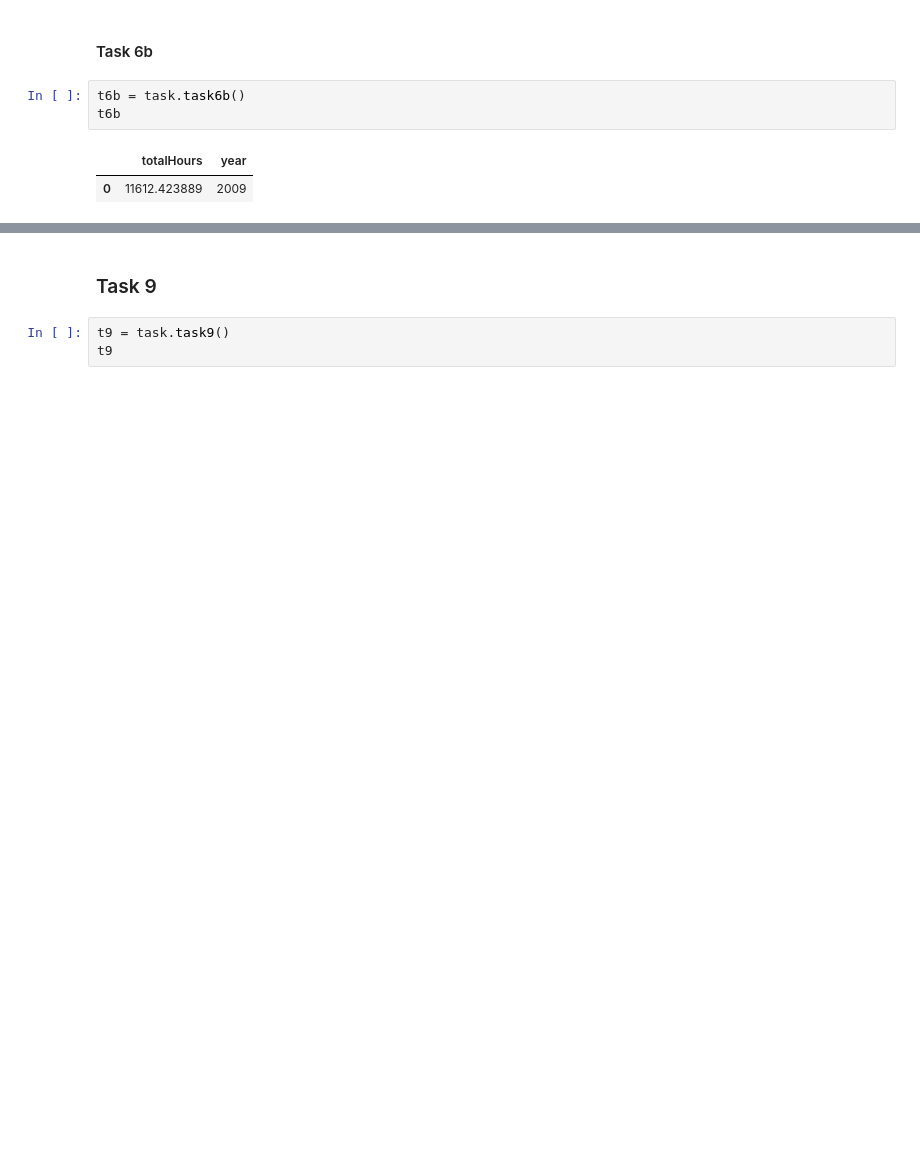
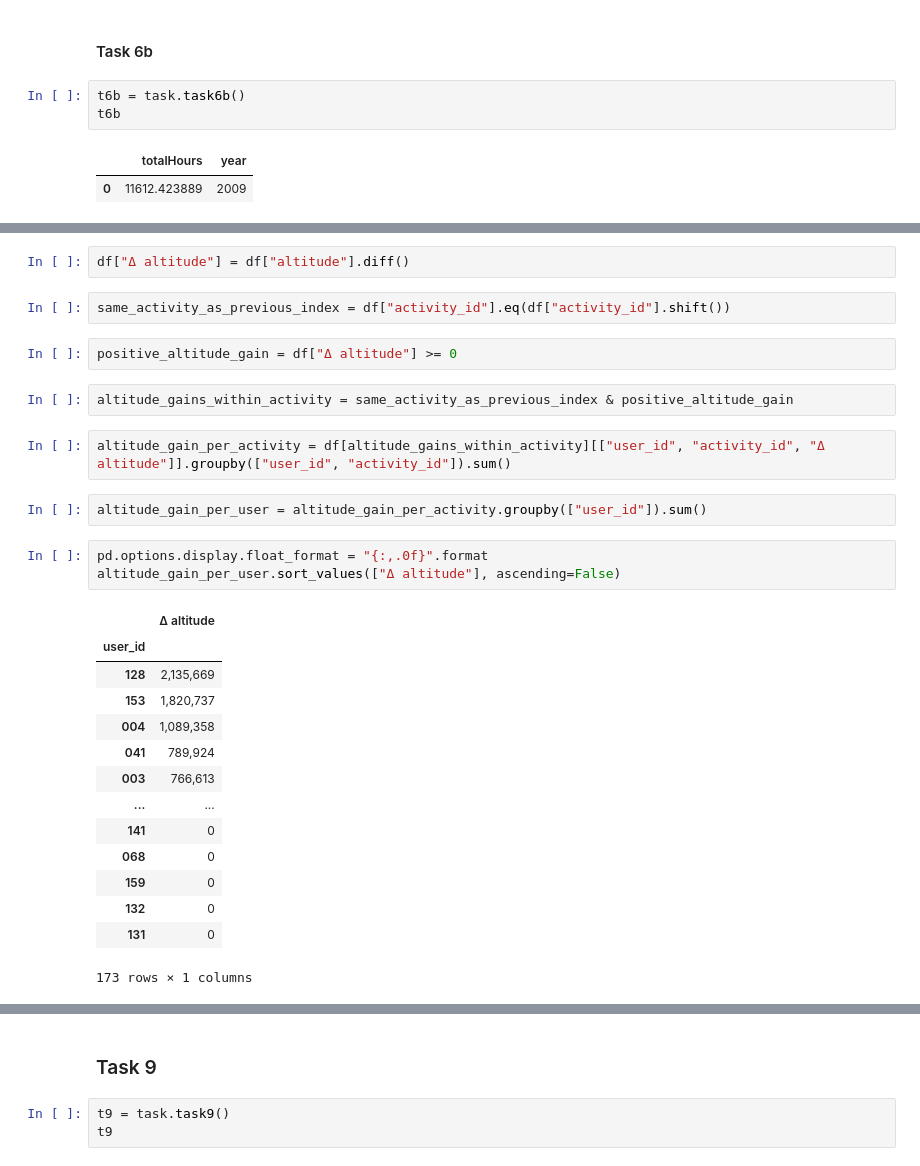
Before and after one commit to larwaa/large-distributed-data, a Jupyter notebook: src/mongodb/task_notebook.ipynb, the cells around one changed output, grey strips where cells are left out. Cells and saved outputs as stored; diff of their text form; blank space fills up the shorter version.

```diff
--- a/src/mongodb/task_notebook.ipynb
+++ b/src/mongodb/task_notebook.ipynb
@@ -196,0 +201,30 @@ t6b
+# %%
+df["Δ altitude"] = df["altitude"].diff()
+# %%
+same_activity_as_previous_index = df["activity_id"].eq(df["activity_id"].shift())
+# %%
+positive_altitude_gain = df["Δ altitude"] >= 0
+# %%
+altitude_gains_within_activity = same_activity_as_previous_index & positive_altitude_gain
+# %%
+altitude_gain_per_activity = df[altitude_gains_within_activity][["user_id", "activity_id", "Δ altitude"]].groupby(["user_id", "activity_id"]).sum()
+# %%
+altitude_gain_per_user = altitude_gain_per_activity.groupby(["user_id"]).sum()
+# %%
+pd.options.display.float_format = "{:,.0f}".format
+altitude_gain_per_user.sort_values(["Δ altitude"], ascending=False)
+# %% [output]
+|  | Δ altitude |
+| user_id |  |
+| 128 | 2,135,669 |
+| 153 | 1,820,737 |
+| 004 | 1,089,358 |
+| 041 | 789,924 |
+| 003 | 766,613 |
+| ... | ... |
+| 141 | 0 |
+| 068 | 0 |
+| 159 | 0 |
+| 132 | 0 |
+| 131 | 0 |
+173 rows × 1 columns
```
Also changed, not shown: parts of 13 cells of this notebook, 1 other file.
